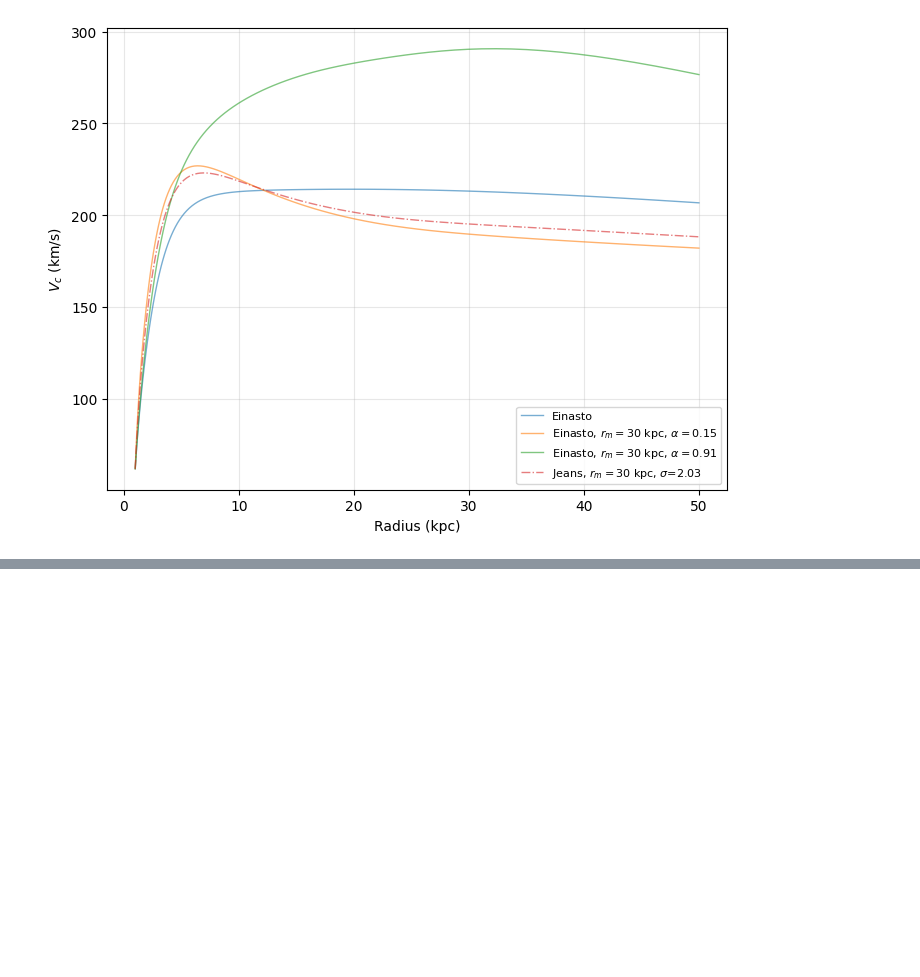
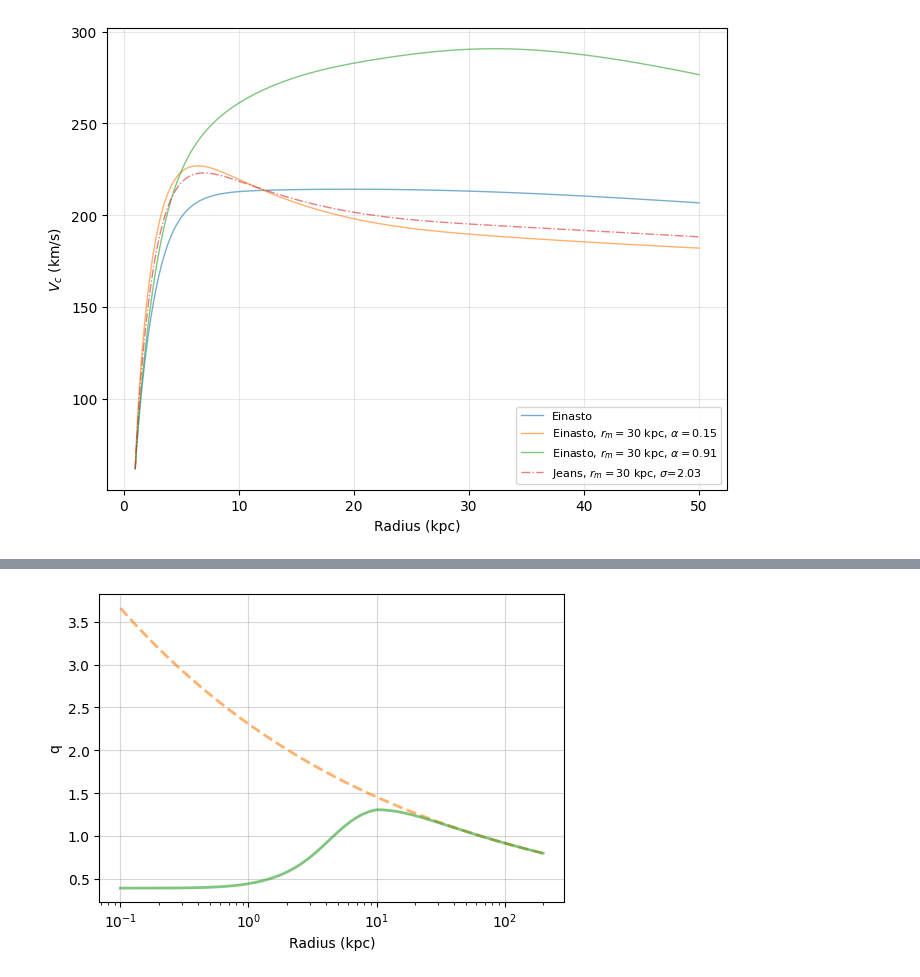
Before and after one commit to AdamSmithOrlik/nonspherical-sidm-jeans-model, a Jupyter notebook: examples/dev.ipynb, the cells around one changed output, grey strips where cells are left out. Drawn from its saved outputs; the diff is of its cells as text; code cells hidden in the pictures; blank space fills up the shorter version.

```diff
--- a/examples/dev.ipynb
+++ b/examples/dev.ipynb
@@ -337,0 +342,23 @@ plt.show()
+# %%
+M200 = 1e12 # virial mass, Msun
+R200 = 200 # virial radius, kpc
+c = 10 # concentration, dimensionless
+q0 = 0.8
+rm = 10
+GN = 4.302e-6 # gravitational constant in kpc (km/s)^2 Msun^-1
+gamma = -0.2
+
+q_func = lambda r: q0 * (r / R200) ** gamma
+
+# Example baryonic potential: Miyamoto-Nagai disk
+def Phi_b(r, th):
+    Md = 6.4e10
+    a = 3.5
+    b = 0.53
+    return -GN*Md/np.sqrt(r**2 * np.sin(th)**2 + (a + np.sqrt(b**2 + r**2 * np.cos(th)**2))**2)
+
+
+profile = jeans.squashed(rm, M200, c, q0=q_func, Phi_b=Phi_b)
+
+if profile:
+    print("Profile generated successfully")
@@ -337,0 +373,15 @@ plt.show()
+# %%
+# plot q(r)
+r = np.geomspace(0.1,200, num=100)
+q_values = q_func(r)
+
+plt.figure(figsize=(6,4))
+plt.plot(r, q_values, c='C1', alpha=0.6, ls='--', lw=2)
+plt.plot(r, profile.q(r), c='C2', alpha=0.6, ls='-', lw=2)
+plt.xscale('log')
+plt.xlabel('Radius (kpc)')
+plt.ylabel('q')
+plt.grid(True, which='major', alpha=0.5, axis='both')
+plt.show()
+# %% [output]
+[figure, added]
```
Also changed, not shown: parts of 8 cells of this notebook, 11 other files.
